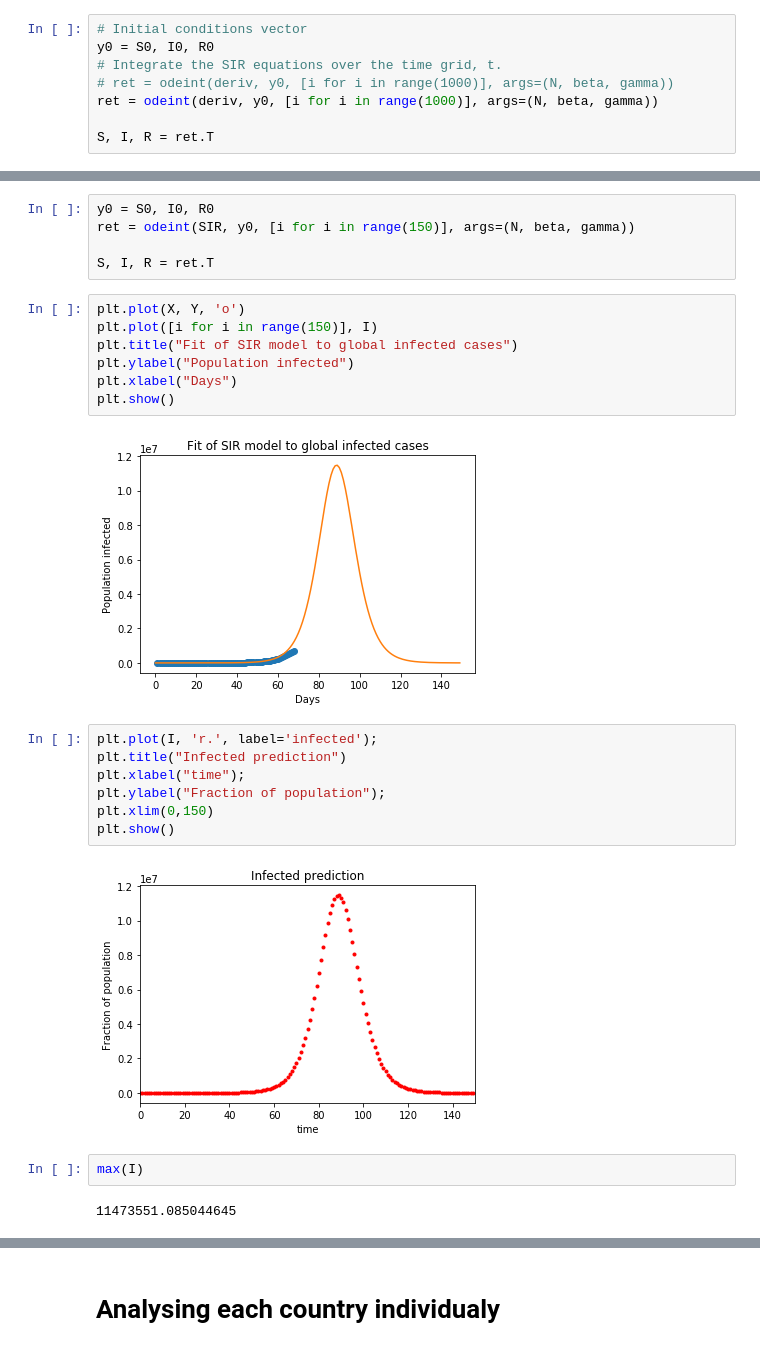
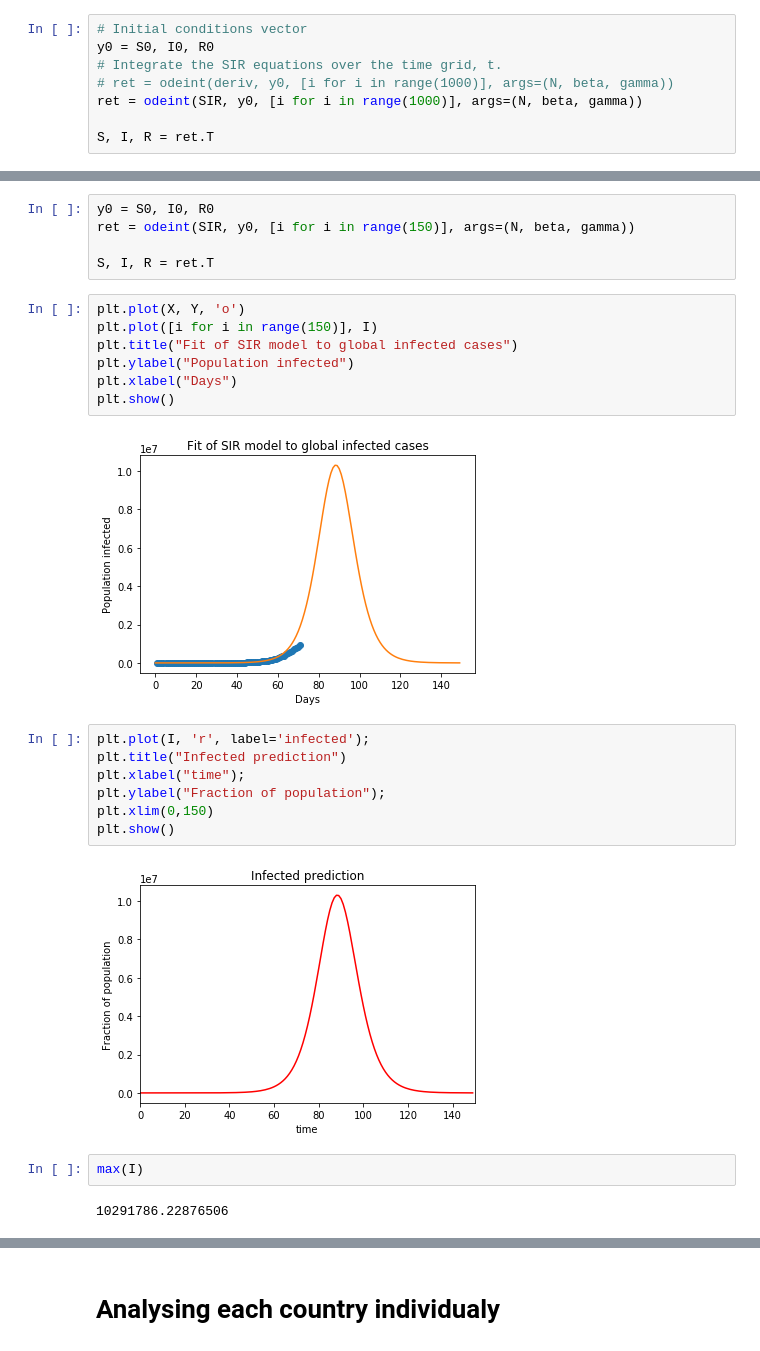
Before and after one commit to Aveek-Saha/CovidAnalysis, a Jupyter notebook: Epidemiology_modeling .ipynb, the cells around one changed output, grey strips where cells are left out. Saved outputs shown, nothing was run; the diff lists cells and outputs as text.

```diff
--- a/Epidemiology_modeling .ipynb
+++ b/Epidemiology_modeling .ipynb
@@ -31,7 +31,7 @@ def SIR(y, t, N, beta, gamma):
 y0 = S0, I0, R0
 # Integrate the SIR equations over the time grid, t.
 # ret = odeint(deriv, y0, [i for i in range(1000)], args=(N, beta, gamma))
-ret = odeint(deriv, y0, [i for i in range(1000)], args=(N, beta, gamma))
+ret = odeint(SIR, y0, [i for i in range(1000)], args=(N, beta, gamma))
 
 S, I, R = ret.T
 # %%
@@ -211,20 +211,20 @@ plt.ylabel("Population infected")
 plt.xlabel("Days")
 plt.show()
 # %% [output]
-[figure, old version]
+[figure, new version]
 # %%
-plt.plot(I, 'r.', label='infected');
+plt.plot(I, 'r', label='infected');
 plt.title("Infected prediction")
 plt.xlabel("time");
 plt.ylabel("Fraction of population");
 plt.xlim(0,150)
 plt.show()
 # %% [output]
-[figure, old version]
+[figure, new version]
 # %%
 max(I)
 # %% [output]
-11473551.085044645
+10291786.22876506
 # %%
 max(df['Confirmed'].values)
 # %% [output]
```
Also changed, not shown: parts of 43 cells of this notebook.
